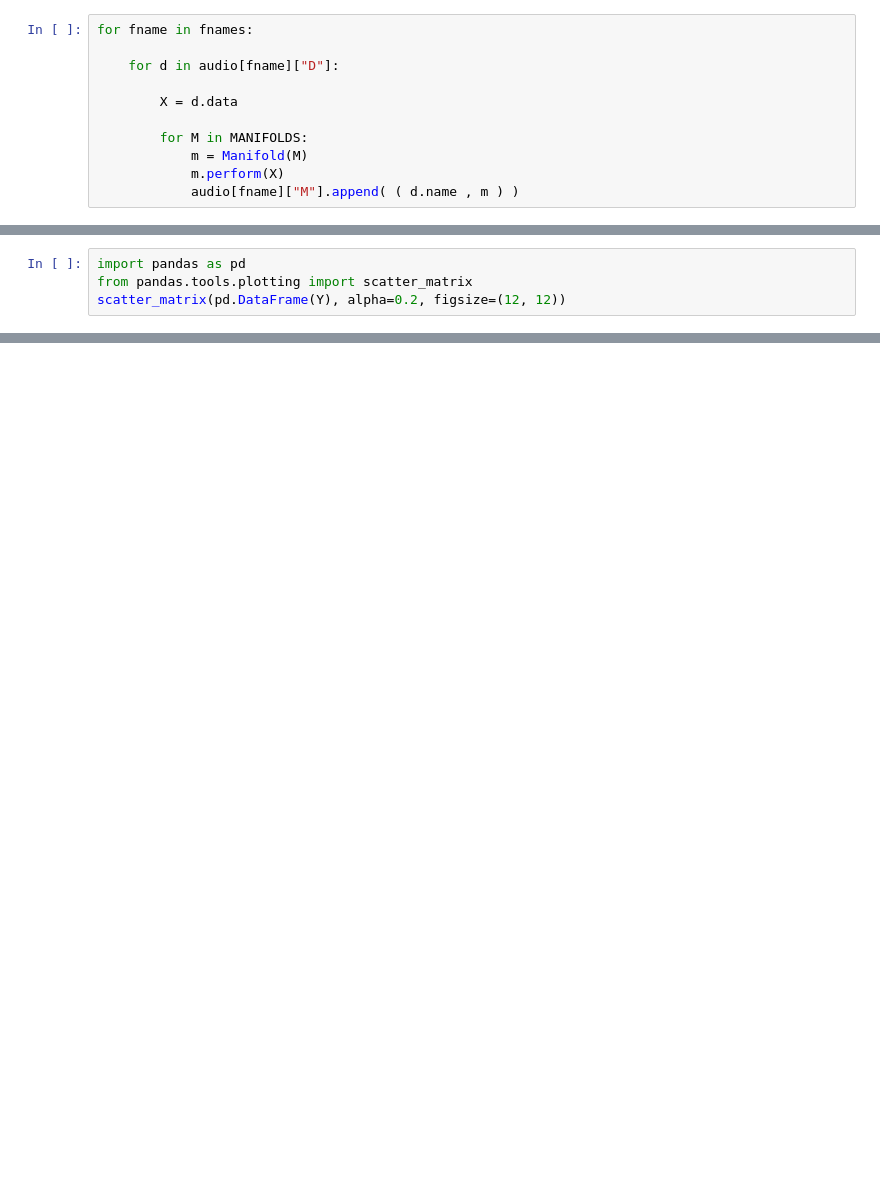
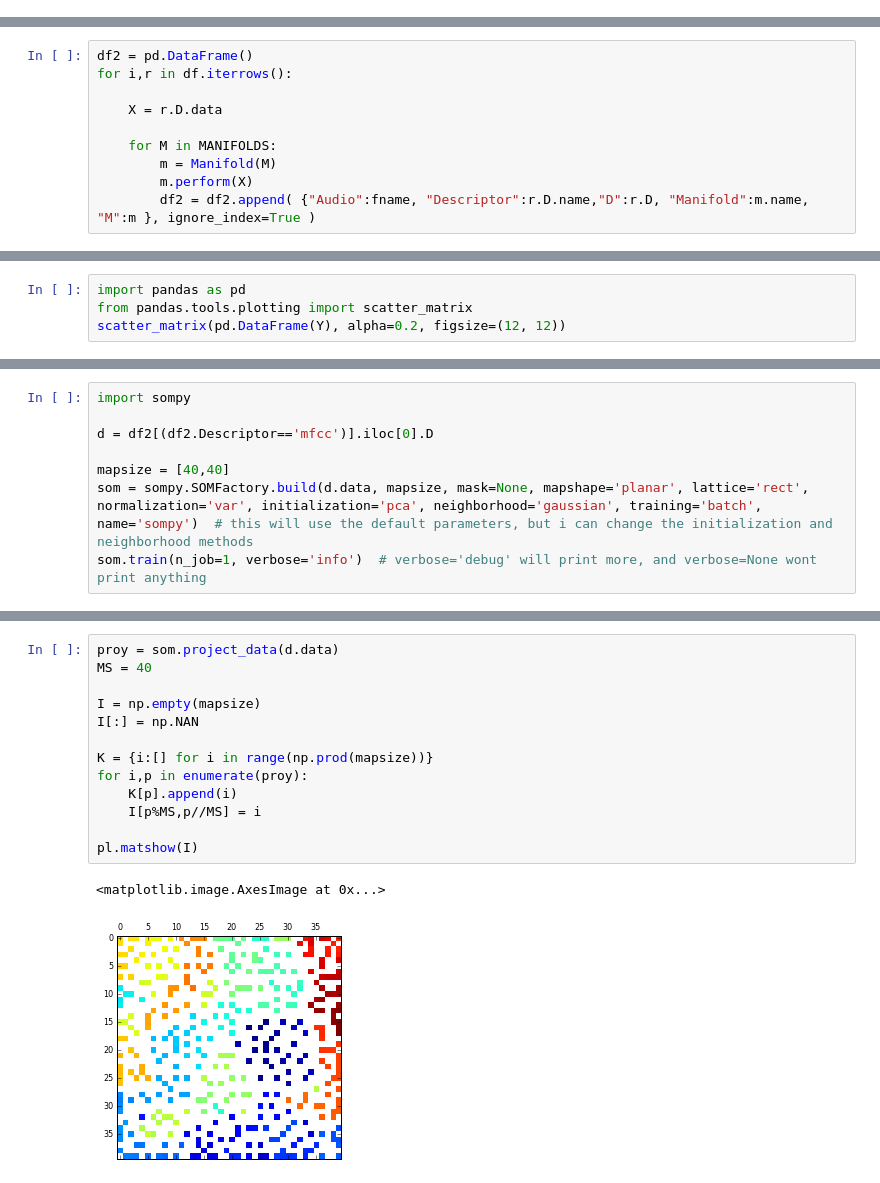
Before and after one commit to pabloriera/machinemusic, a Jupyter notebook: mir/Audio Descriptors Dimensionality Reduction.ipynb, the cells around one changed output, grey strips where cells are left out. Saved outputs shown, nothing was run; the diff lists cells and outputs as text; blank space fills up the shorter version.

```diff
--- a/mir/Audio Descriptors Dimensionality Reduction.ipynb
+++ b/mir/Audio Descriptors Dimensionality Reduction.ipynb
@@ -112,11 +126,0 @@ for fname in fnames:
-# %%
-for fname in fnames:
-
-    for d in audio[fname]["D"]:
-
-        X = d.data
-
-        for M in MANIFOLDS:
-            m = Manifold(M)
-            m.perform(X)
-            audio[fname]["M"].append( ( d.name , m ) )
@@ -122,0 +129,10 @@ for fname in fnames:
+# %%
+df2 = pd.DataFrame()
+for i,r in df.iterrows():
+
+    X = r.D.data
+
+    for M in MANIFOLDS:
+        m = Manifold(M)
+        m.perform(X)
+        df2 = df2.append( {"Audio":fname, "Descriptor":r.D.name,"D":r.D, "Manifold":m.name, "M":m }, ignore_index=True )
@@ -175,0 +193,8 @@ import sompy as SOM
+# %%
+import sompy
+
+d = df2[(df2.Descriptor=='mfcc')].iloc[0].D
+
+mapsize = [40,40]
+som = sompy.SOMFactory.build(d.data, mapsize, mask=None, mapshape='planar', lattice='rect', normalization='var', initialization='pca', neighborhood='gaussian', training='batch', name='sompy')  # this will use the default parameters, but i can change the initialization and neighborhood methods
+som.train(n_job=1, verbose='info')  # verbose='debug' will print more, and verbose=None wont print anything
@@ -175,0 +219,16 @@ import sompy as SOM
+# %%
+proy = som.project_data(d.data)
+MS = 40
+
+I = np.empty(mapsize)
+I[:] = np.NAN
+
+K = {i:[] for i in range(np.prod(mapsize))}
+for i,p in enumerate(proy):
+    K[p].append(i)
+    I[p%MS,p//MS] = i
+
+pl.matshow(I)
+# %% [output]
+<matplotlib.image.AxesImage at 0x...>
+[figure, added]
```
Also changed, not shown: parts of 23 cells of this notebook.
